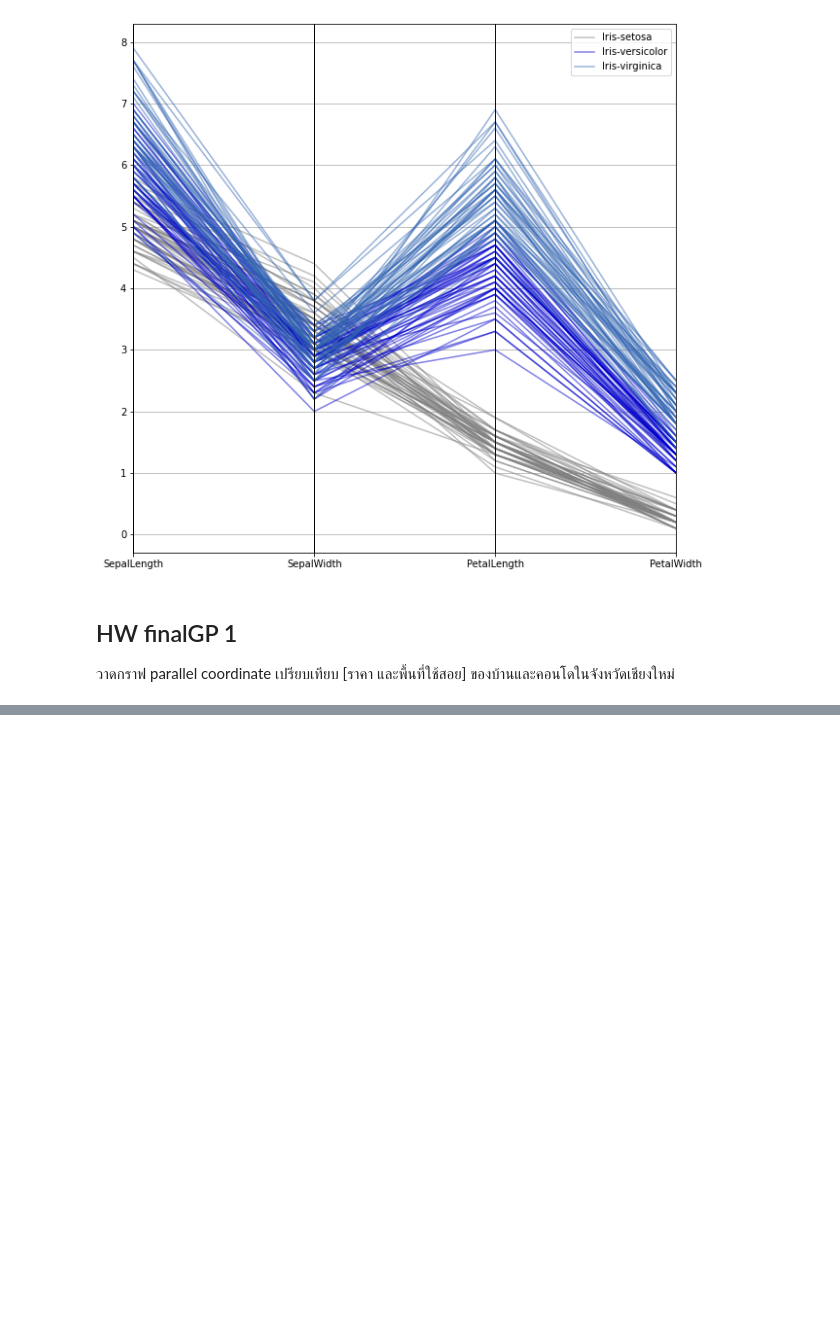
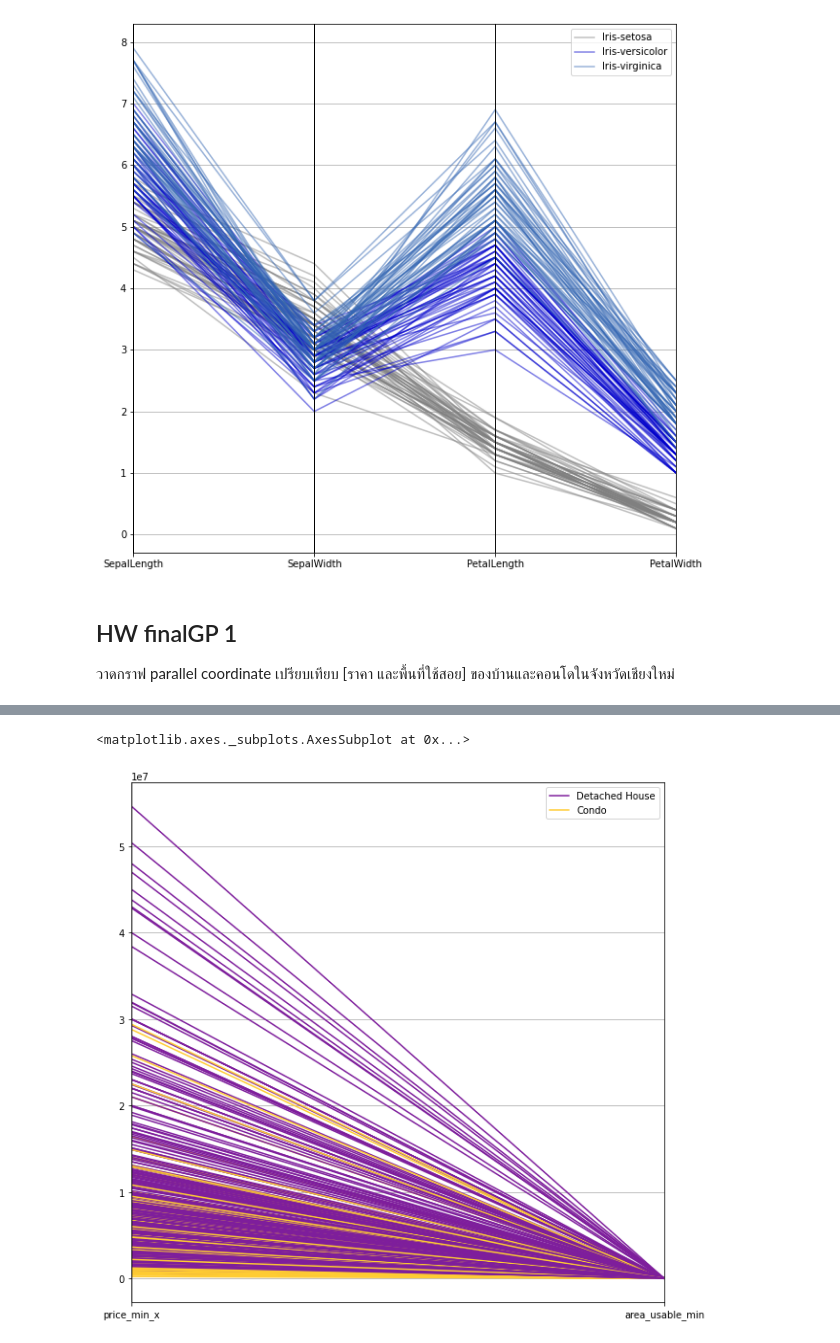
Before and after one commit to Ingapis/BasicProg_DataViz65, a Jupyter notebook: DataViz01_Table_Data.ipynb, the cells around one changed output, grey strips where cells are left out. Drawn from its saved outputs; the diff is of its cells as text; code cells hidden in the pictures; blank space fills up the shorter version.

```diff
--- a/DataViz01_Table_Data.ipynb
+++ b/DataViz01_Table_Data.ipynb
@@ -149,0 +157,7 @@ pd.plotting.parallel_coordinates(df, 'Name', color=[[0.5,0.5,0.5,0.5],[0,0,0.8,0
+# %%
+project = pd.read_csv('/content/drive/My Drive/BPDV65/opendata_project.csv')
+# %%
+unit_project = unit.merge(project, left_on='project_id', right_on='project_id')
+# %%
+cmi = unit_project[unit_project['province_name_th']=='เชียงใหม่'][['propertytype_name_en_x','price_min_x','area_usable_min']].dropna()
+cmi
@@ -149,0 +178,3 @@ pd.plotting.parallel_coordinates(df, 'Name', color=[[0.5,0.5,0.5,0.5],[0,0,0.8,0
+# %%
+c = cmi[(cmi['propertytype_name_en_x']=='Condo') | (cmi['propertytype_name_en_x']=='Detached House')]
+c
@@ -149,0 +195,5 @@ pd.plotting.parallel_coordinates(df, 'Name', color=[[0.5,0.5,0.5,0.5],[0,0,0.8,0
+# %%
+pd.plotting.parallel_coordinates(c,'propertytype_name_en_x',cols=['price_min_x','area_usable_min'],color=['#7E1E9C','#FFCC33'])
+# %% [output]
+<matplotlib.axes._subplots.AxesSubplot at 0x...>
+[figure, added]
```
Also changed, not shown: parts of 5 cells of this notebook.
